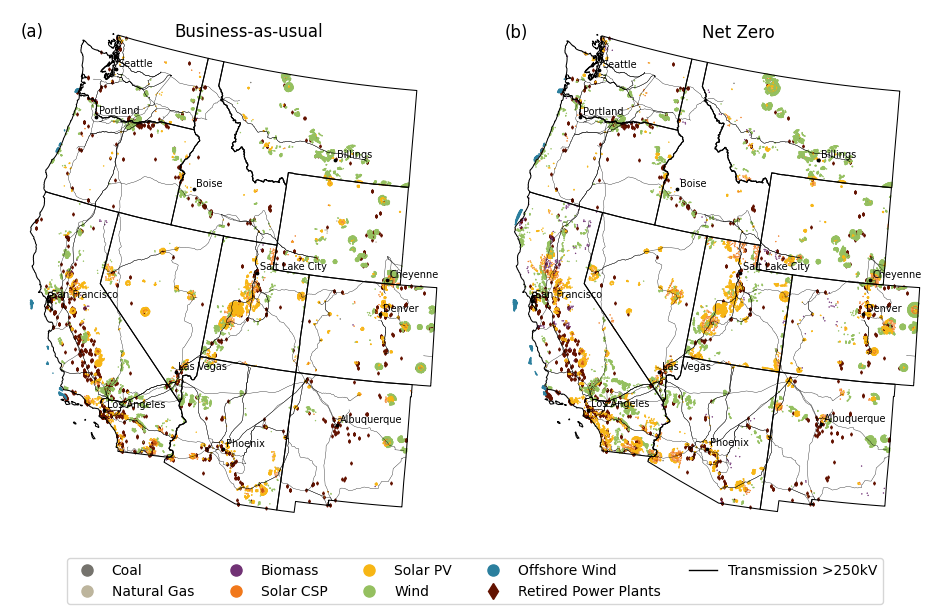
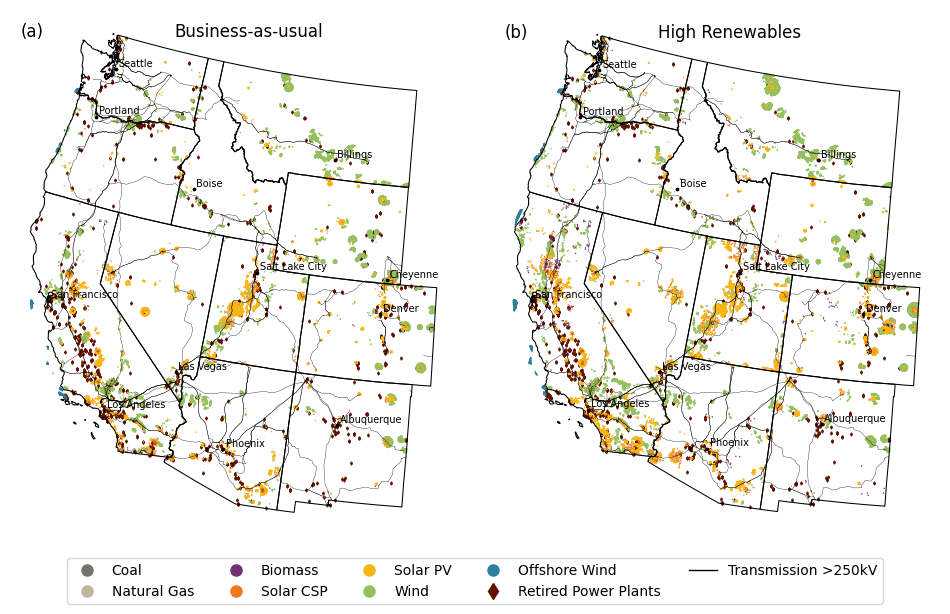
Code edit (unified diff) that turned the first committed figure into the second:
--- before
+++ after
@@ -21,5 +21,5 @@
 ret_markersize = 2
 
-scenario = 'business_as_usual_ira_ccs_climate'
+scenario = 'business_as_usual'
 gdf_scen_plot = gdf[gdf.scenario == scenario]
 gdf_cerf = gdf_scen_plot[(gdf_scen_plot.cerf_sited == 1)]
@@ -46,5 +46,5 @@
 
 
-scenario = 'net_zero_ira_ccs_climate'
+scenario = 'high_renewables'
 gdf_scen_plot = gdf[gdf.scenario == scenario]
 gdf_cerf = gdf_scen_plot[(gdf_scen_plot.cerf_sited == 1)]
@@ -61,5 +61,5 @@
 gdf_plot = gdf_cerf[(gdf_cerf.sited_year <= i) & (gdf_cerf.retirement_year > i) ]
 gdf_plot.plot(ax=a, markersize=markersize,  marker = 'o', lw=.3, facecolor=gdf_plot['technology_simple'].map(color_map_dict))
-a.annotate('Net Zero', xy=(-1.5e6, 1.55e6),size=12)
+a.annotate('High Renewables', xy=(-1.7e6, 1.55e6),size=12)
 transmission_shp.plot(ax=a, color='black', lw=.25)
 city_gdf.plot(ax=a, color='black', markersize=3)
@@ -88,5 +88,5 @@
  # save figure to folder
 output_file_name = 'fig_2_sitings_by_scenario_year_2050.png'
-plt.savefig(os.path.join(fig_dir, output_file_name), dpi=1000)
+plt.savefig(os.path.join(fig_dir, output_file_name), dpi=1000, bbox_inches='tight')
 
 plt.show()

Commit: adjustments